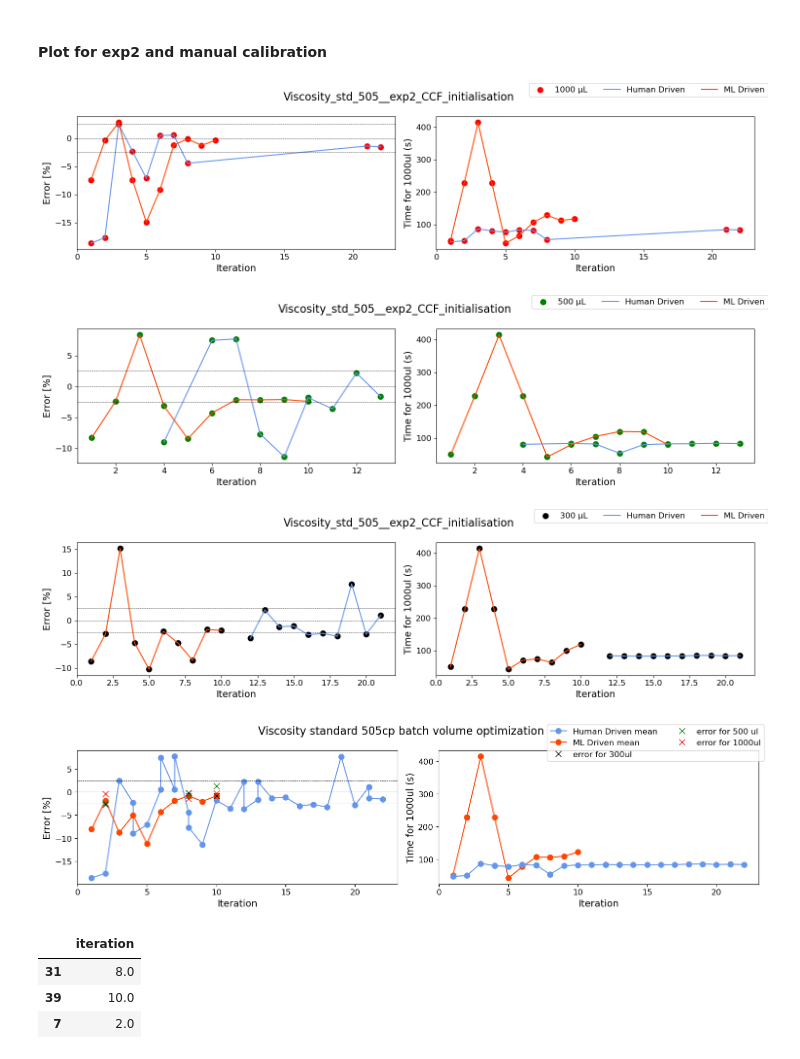
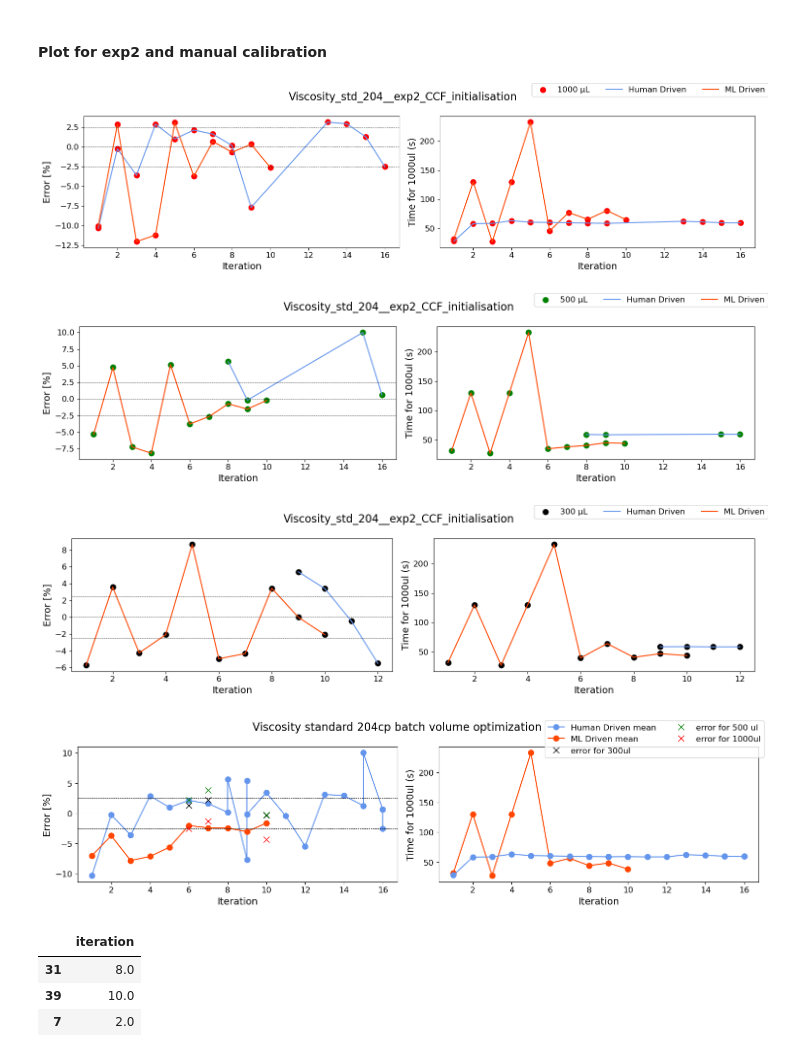
Before and after one commit to Quijanove/viscosity_liquid_transfer_Pablo, a Jupyter notebook: Opentrons_experiments/BOTorch_optimization/plot_presentation_Opentrons.ipynb, the cells around one changed output. Saved outputs shown, nothing was run; the diff lists cells and outputs as text; code cells hidden in the pictures.

Commit message:
204 exp 3 updated graph

```diff
--- a/Opentrons_experiments/BOTorch_optimization/plot_presentation_Opentrons.ipynb
+++ b/Opentrons_experiments/BOTorch_optimization/plot_presentation_Opentrons.ipynb
@@ -22,7 +22,7 @@ plt.rc('figure', titlesize=BIGGER_SIZE)  # fontsize of the figure title
 # Importing files
 REPO = 'viscosity_liquid_transfer_Pablo'
 folder = os.getcwd().split(REPO)[0]+REPO+r'\Opentrons_experiments\\BOTorch_optimization\\VS_code_csv\\'
-std = '505'
+std = '204'
 # %%
 #Load data frame
 folder1 = os.getcwd().split(REPO)[0]+REPO+r'\Opentrons_experiments\\Std_calibrations\\'
@@ -84,7 +84,7 @@ df_man
 df_mean
 # %%
 #Load dataframe
-df_exp2 = pd.read_csv(folder+r'\Viscosity_std_'+std+'_3_vol_opt_duplicate_unused.csv')
+df_exp2 = pd.read_csv(folder+r'\Viscosity_std_'+std+'_3_vol_opt.csv')
 
 #Calculate iterations
 counter =int(1)
@@ -151,39 +151,39 @@ for volume in [1000,500,300]:
         axs.flatten()[0].scatter(df_exp2_plot['iteration'],df_exp2_plot['%error'], marker= 'o', c = color)
         axs.flatten()[0].plot(df_exp2_plot['iteration'],df_exp2_plot['%error'], label = 'ML Driven', c = 'orangered')
 
 
     axs.flatten()[0].axhline(y=0, ls = '--', color = 'black', linewidth=0.5)
     axs.flatten()[0].axhline(y=2.5, ls = '--', color = 'black', linewidth=0.5)
     axs.flatten()[0].axhline(y=-2.5, ls = '--', color = 'black', linewidth=0.5)
     axs.flatten()[0].set_xlabel('Iteration')
     axs.flatten()[0].set_ylabel('Error [%]')
 
 
 
     axs.flatten()[1].scatter(df_exp2_plot['iteration'],df_exp2_plot['time_asp_1000'], marker= 'o', c = color)
     axs.flatten()[1].plot(df_exp2_plot['iteration'],df_exp2_plot['time_asp_1000'],  c = 'orangered')
 
     axs.flatten()[1].scatter(df_man_plot['iteration'],df_man_plot['time_for_1000'], marker= 'o', c = color)
     axs.flatten()[1].plot(df_man_plot['iteration'],df_man_plot['time_for_1000'], c = 'cornflowerblue')
 
 
     axs.flatten()[1].set_xlabel('Iteration')
     axs.flatten()[1].set_ylabel('Time for 1000ul (s)')
 
     fig.set_size_inches(15, 4)
     fig.suptitle('Viscosity_std_'+std+'_'+'_exp2_CCF_initialisation')
 #    fig.legend(bbox_to_anchor=(0., 1.02, 1., .102), loc='lower left',ncol=5, mode="expand", borderaxespad=0.)
 #    fig.suptitle('Viscosity standard '+str(std)+ 'cp batch volume optimization')
     fig.legend( loc='upper right',ncol=3, borderaxespad=0.)
     fig.tight_layout()
 
-#     REPO = 'viscosity_liquid_transfer_Pablo'
-#     folder2 = os.getcwd().split(REPO)[0]+REPO+r'\Opentrons_experiments\\BOTorch_optimization\\Shivam_Report\\Clear_graphs_using_plot_presentation'
-#     fig.savefig(folder2+r'\\'+'Viscosity_std_'+std+'_exp2_'+str(volume)+'ul_line_updated.png')
+    REPO = 'viscosity_liquid_transfer_Pablo'
+    folder2 = os.getcwd().split(REPO)[0]+REPO+r'\Opentrons_experiments\\BOTorch_optimization\\Shivam_Report\\Clear_graphs_using_plot_presentation'
+    fig.savefig(folder2+r'\\'+'Viscosity_std_'+std+'_exp2_'+str(volume)+'ul_line_updated.png')
 # %% [output]
-[figure, old version]
+[figure, new version]
-[figure, old version]
+[figure, new version]
-[figure, old version]
+[figure, new version]
 # %%
 #Making subplots (2 rows, 2 column)
 fig,axs = plt.subplots(1,2)
@@ -254,7 +254,7 @@ REPO = 'viscosity_liquid_transfer_Pablo'
 folder3 = os.getcwd().split(REPO)[0]+REPO+r'\Opentrons_experiments\\BOTorch_optimization\\Shivam_Report\\Clear_graphs_using_plot_presentation'
 fig.savefig(folder3+r'\\'+'Viscosity_std_'+std+'_exp3_line_updated.png')
 # %% [output]
-[figure, old version]
+[figure, new version]
 # %%
 df_exp3_500.where(df_exp3_500['iteration']==df_exp3_mean_min_iteration)
 # %%
```
Also changed, not shown: 1 other file.
